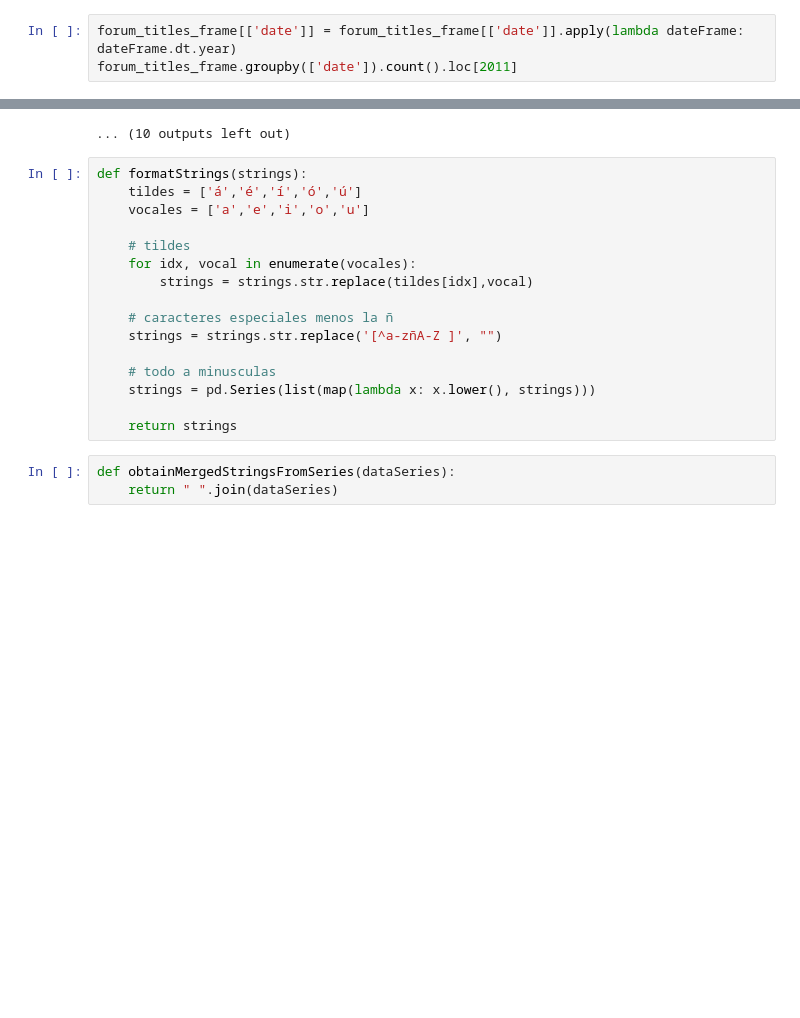
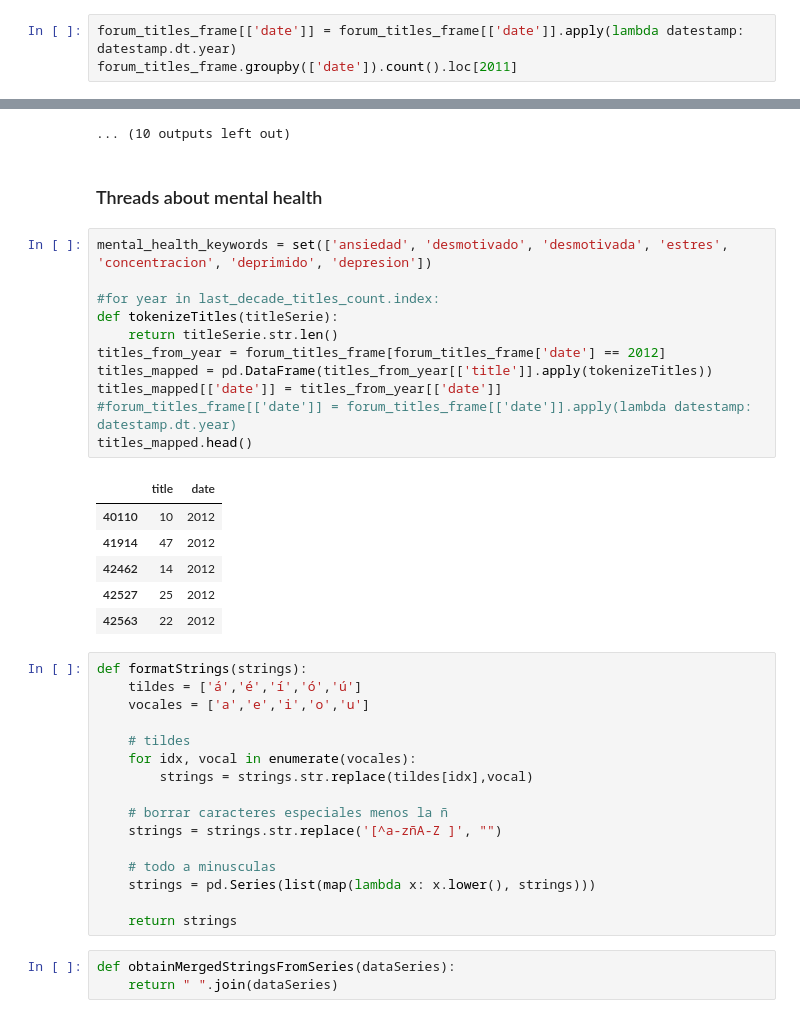
Before and after one commit to martinKindall/forum_analysis_wordclouds, a Jupyter notebook: Forum_analysis.ipynb, the cells around one changed output, grey strips where cells are left out. Cells and saved outputs as stored; diff of their text form; blank space fills up the shorter version.

```diff
--- a/Forum_analysis.ipynb
+++ b/Forum_analysis.ipynb
@@ -45,7 +45,7 @@ RangeIndex(start=0, stop=91986, step=1)
 # %% [markdown]
 ### Threads count per year
 # %%
-forum_titles_frame[['date']] = forum_titles_frame[['date']].apply(lambda dateFrame: dateFrame.dt.year)
+forum_titles_frame[['date']] = forum_titles_frame[['date']].apply(lambda datestamp: datestamp.dt.year)
 forum_titles_frame.groupby(['date']).count().loc[2011]
 # %%
 count_titles = forum_titles_frame.groupby(['date']).count()
@@ -112,6 +112,26 @@ Year: 2013
 [figure]
 Year: 2014
 ... (10 outputs left out)
+# %% [markdown]
+### Threads about mental health
+# %%
+mental_health_keywords = set(['ansiedad', 'desmotivado', 'desmotivada', 'estres', 'concentracion', 'deprimido', 'depresion'])
+
+#for year in last_decade_titles_count.index:
+def tokenizeTitles(titleSerie):
+    return titleSerie.str.len()
+titles_from_year = forum_titles_frame[forum_titles_frame['date'] == 2012]
+titles_mapped = pd.DataFrame(titles_from_year[['title']].apply(tokenizeTitles))
+titles_mapped[['date']] = titles_from_year[['date']]
+#forum_titles_frame[['date']] = forum_titles_frame[['date']].apply(lambda datestamp: datestamp.dt.year)
+titles_mapped.head()
+# %% [output]
+|  | title | date |
+| 40110 | 10 | 2012 |
+| 41914 | 47 | 2012 |
+| 42462 | 14 | 2012 |
+| 42527 | 25 | 2012 |
+| 42563 | 22 | 2012 |
 # %%
 def formatStrings(strings):
     tildes = ['á','é','í','ó','ú']
@@ -121,7 +141,7 @@ def formatStrings(strings):
     for idx, vocal in enumerate(vocales):
         strings = strings.str.replace(tildes[idx],vocal)
 
-    # caracteres especiales menos la ñ
+    # borrar caracteres especiales menos la ñ
     strings = strings.str.replace('[^a-zñA-Z ]', "")
 
     # todo a minusculas
```
Also changed, not shown: parts of 1 cell of this notebook, 1 other file.
